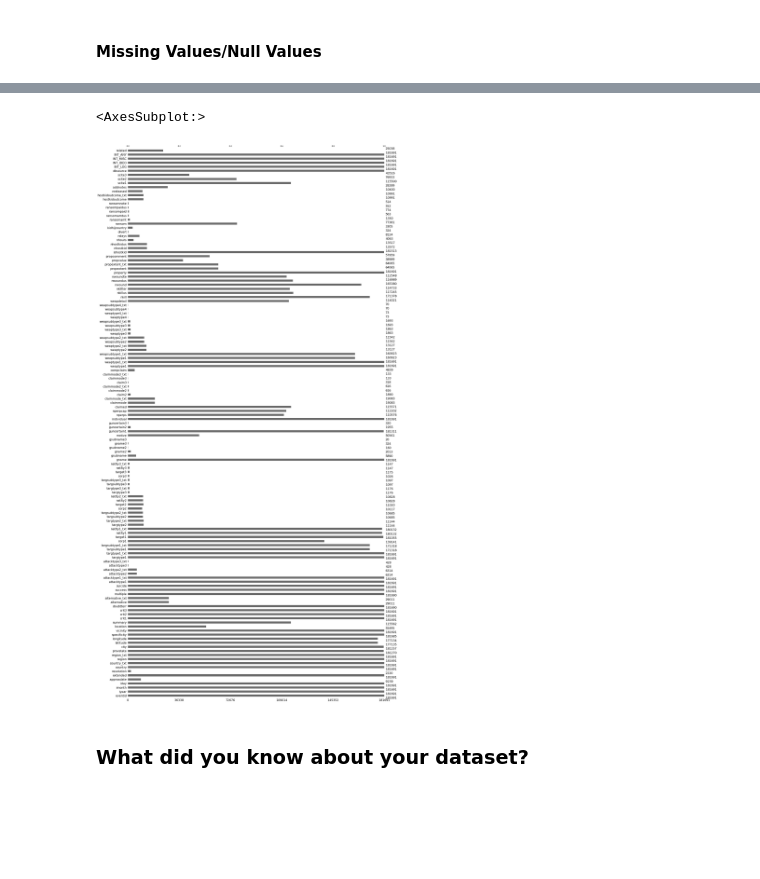
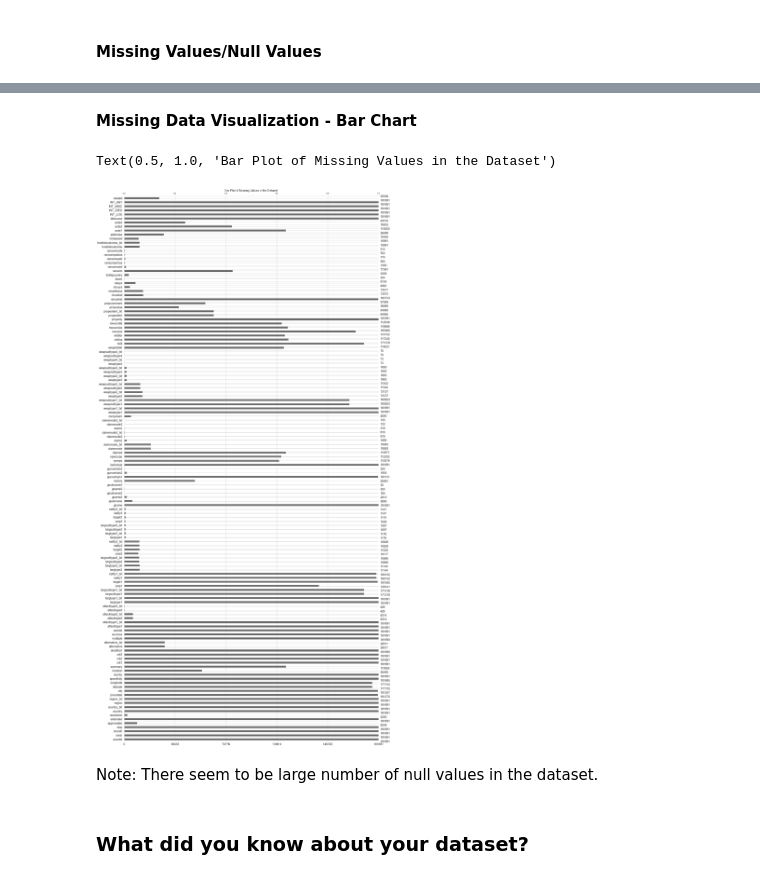
Before and after one commit to AimanSahay/Project-EDA_Global-Terrorism-Dataset, a Jupyter notebook: EDA_Global Terrorism Dataset.ipynb, the cells around one changed output, grey strips where cells are left out. Cells and saved outputs as stored; diff of their text form; code cells hidden in the pictures; blank space fills up the shorter version.

Commit message:
Add files via upload
More data manipulation and visualization

```diff
--- a/EDA_Global Terrorism Dataset.ipynb
+++ b/EDA_Global Terrorism Dataset.ipynb
@@ -148,12 +178,15 @@ sns.heatmap(df.isnull())
+# %% [markdown]
+**Missing Data Visualization - Bar Chart**
 # %%
 # Visualizing missing values using missingno library
 
 # Bar chart displaying the count of non null values.
 msno.bar(df)
-
-# There seem to be large number of null values in many columns.
+plt.title("Bar Plot of Missing Values in the Dataset", fontsize=16)
 # %% [output]
-<AxesSubplot:>
+Text(0.5, 1.0, 'Bar Plot of Missing Values in the Dataset')
-[figure, old version]
+[figure, new version]
+# %% [markdown]
+Note: There seem to be large number of null values in the dataset.
 # %% [markdown]
 ### What did you know about your dataset?
```
Also changed, not shown: parts of 56 cells of this notebook.
